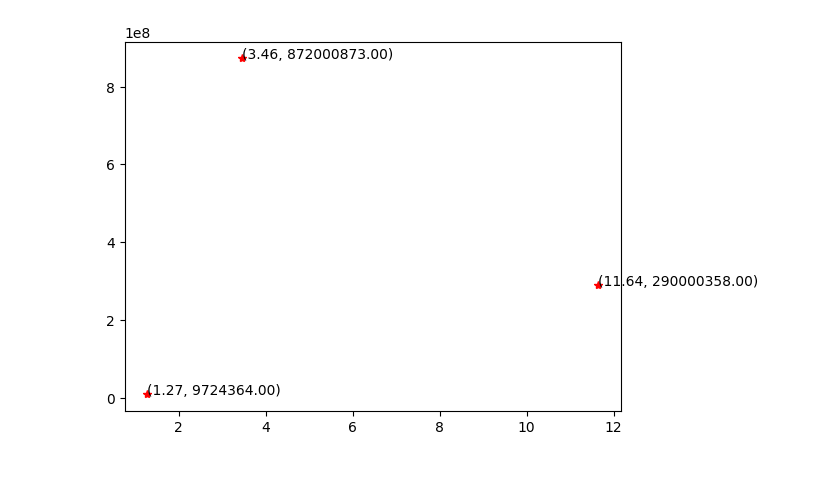
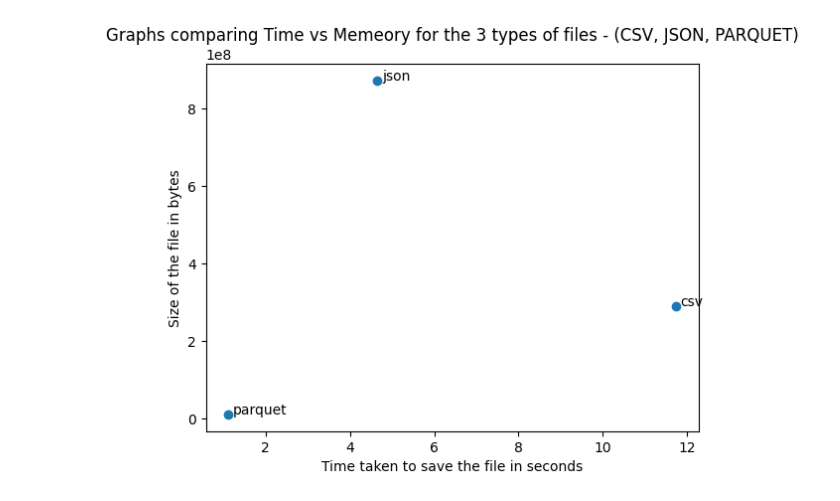
Before and after one commit to predinfer/project-file-types-comparison, a Jupyter notebook: file_type_comparisons.ipynb, the cells around one changed output. Cells and saved outputs as stored; diff of their text form; code cells hidden in the pictures; blank space fills up the shorter version.

Commit message:
beautified graphs

```diff
--- a/file_type_comparisons.ipynb
+++ b/file_type_comparisons.ipynb
@@ -22,8 +24,8 @@ for byte_size in bytes_list:
     np.random.seed(0)
     start = pd.to_datetime('2011-01-01')
     end = pd.to_datetime('2022-01-01')
+    df=pd.concat([df]*byte_size, ignore_index=True) # Ignores the index
 
-    df=df.append([df]*byte_size,ignore_index=True)
     df['Birth Date']=pd.to_datetime(random_dates(start, end, len(df)).date)
     display(df)
     print(df.dtypes)
@@ -94,20 +96,26 @@ print(size_parquet)
 # %%
 import datetime
 import random
 import matplotlib.pyplot as plt
 
 # make up some data
 x = [time_taken_csv,time_taken_json,time_taken_parquet]
 y = [size_csv,size_json,size_parquet]
 labels=['csv','json','parquet']
 
 # plot
-plt.plot(x,y,'r*')
-for xy in zip(x,y):
-   plt.annotate('(%.2f, %.2f)' % xy, xy=xy)
+plt.plot(x,y,'o')
+plt.xlabel('Time taken to save the file in seconds')
+plt.ylabel('Size of the file in bytes')
+plt.title('Graphs comparing Time vs Memeory for the 3 types of files - (CSV, JSON, PARQUET)')
+#plt.text(labels)
+# for xy in zip(x,y):
+#    plt.annotate('(%.2f, %.2f)' % xy, xy=xy)
+for i in range(len(labels)):
+    plt.text(x[i]+0.1,y[i],'{}'.format(labels[i]))
 # beautify the x-labels
 #plt.gcf().autofmt_xdate()
 
 plt.show()
 # %% [output]
-[figure, old version]
+[figure, new version]
```
Also changed, not shown: parts of 6 cells of this notebook.
